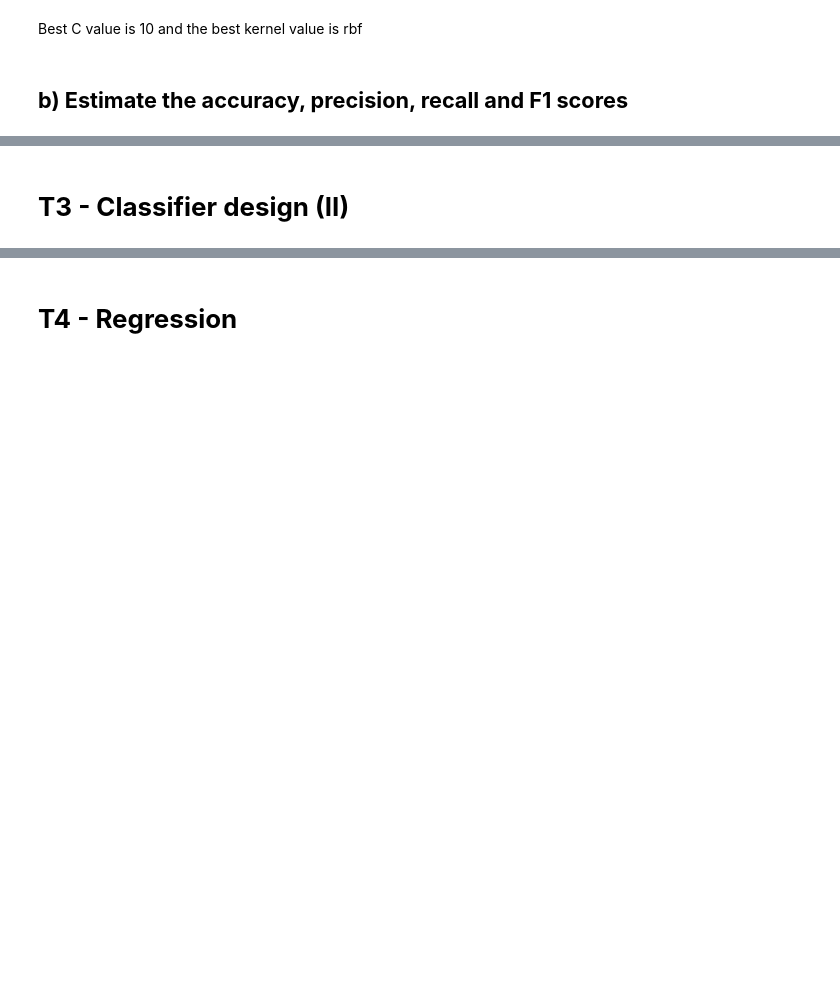
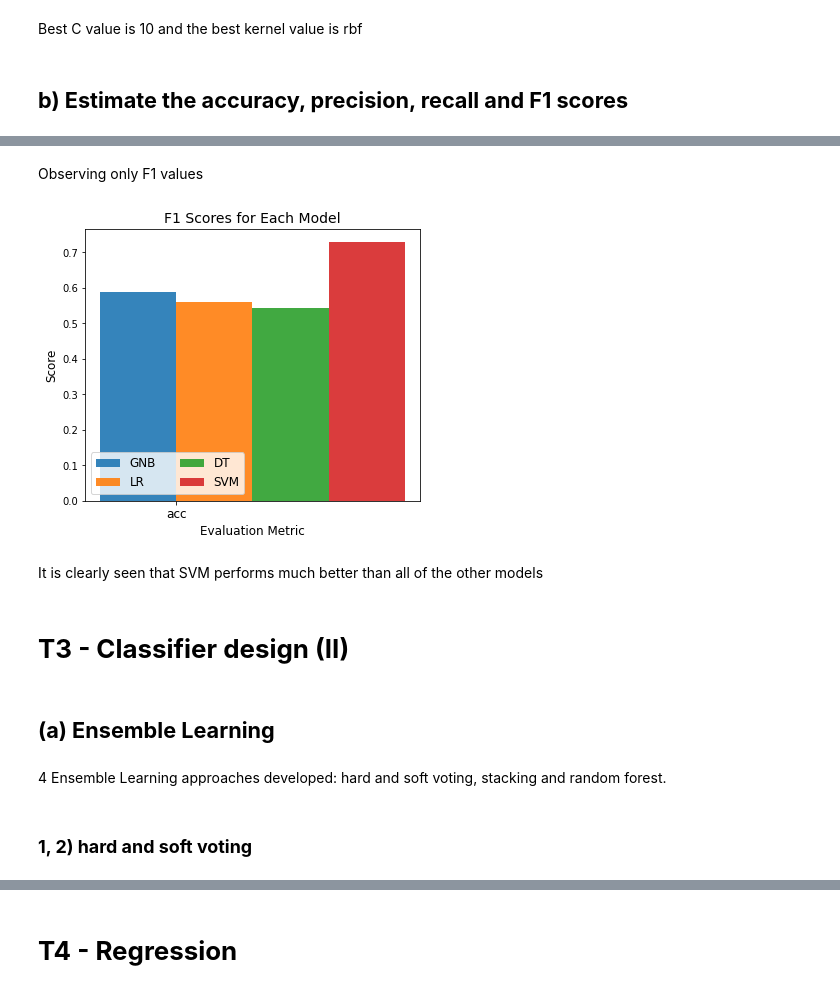
Before and after one commit to melihkurtaran/MachineLearning, a Jupyter notebook: SupervisedLearning/Supervised_Learning_Assignment.ipynb, the cells around one changed output, grey strips where cells are left out. Saved outputs shown, nothing was run; the diff lists cells and outputs as text; code cells hidden in the pictures; blank space fills up the shorter version.

```diff
--- a/SupervisedLearning/Supervised_Learning_Assignment.ipynb
+++ b/SupervisedLearning/Supervised_Learning_Assignment.ipynb
@@ -242,2 +348,31 @@ scores
+# %% [markdown]
+Observing only F1 values
+# %%
+fig, ax = plt.subplots(figsize=(6,5))
+index = np.arange(1) #since only f1 used
+
+for i, model in enumerate(scores_mean.keys()):
+  ax.bar(index + i * bar_width, scores_mean[model]['f1'], bar_width, alpha=opacity, label=model)
+
+ax.set_xlabel('Evaluation Metric', fontsize=12)
+ax.set_ylabel('Score', fontsize=12)
+ax.set_title('F1 Scores for Each Model', fontsize=14)
+ax.set_xticks(index + bar_width / 2)
+ax.set_xticklabels(scoring.keys(), fontsize=12)
+modelNames = ['GNB','LR','DT','SVM']
+
+# move the legend to the bottom of the plot
+ax.legend(modelNames,bbox_to_anchor=(0,0.2), prop={'size': 12}, loc='upper left', ncol=2)
+plt.show()
+# %% [output]
+[figure, added]
+# %% [markdown]
+It is clearly seen that SVM performs much better than all of the other models
 # %% [markdown]
 # **T3 - Classifier design (II)**
+# %% [markdown]
+## **(a) Ensemble Learning**
+# %% [markdown]
+4 Ensemble Learning approaches developed: hard and soft voting, stacking and random forest.
+# %% [markdown]
+### **1, 2) hard and soft voting**
```
Also changed, not shown: parts of 61 cells of this notebook.
